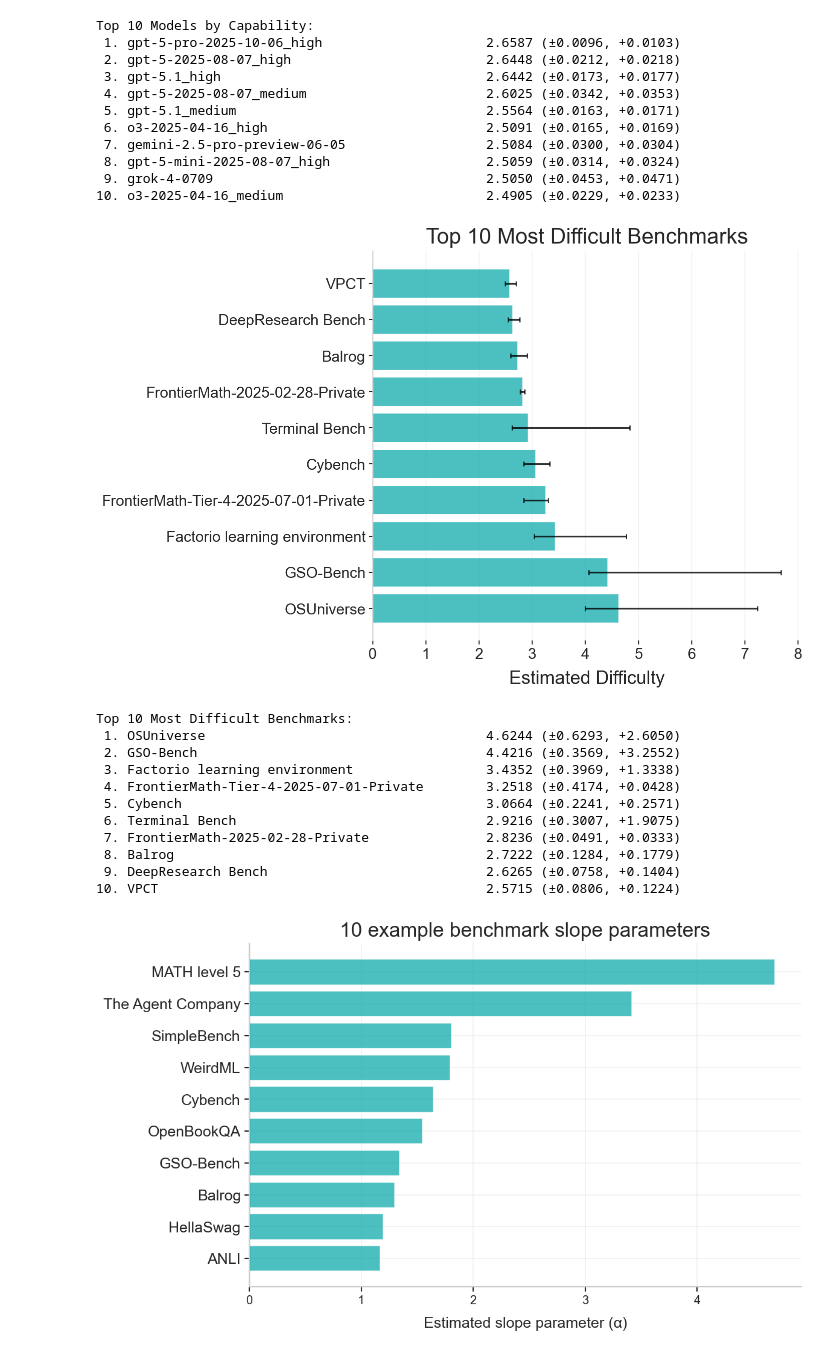
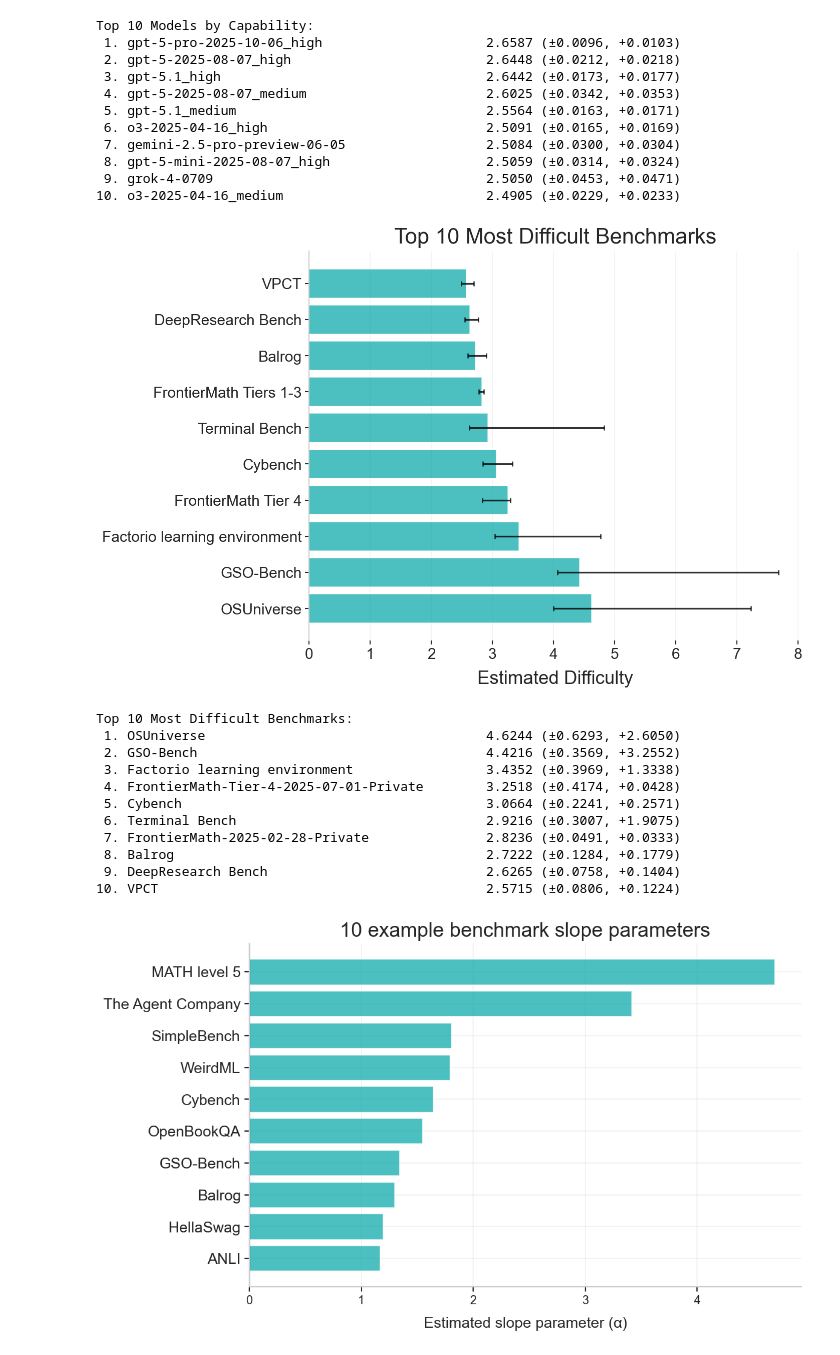
Before and after one commit to epoch-research/benchmark-stitching, a Jupyter notebook: analysis/model_fit.ipynb, the cells around one changed output. Cells and saved outputs as stored; diff of their text form; code cells hidden in the pictures.

```diff
--- a/analysis/model_fit.ipynb
+++ b/analysis/model_fit.ipynb
@@ -801,10 +802,11 @@ annotate_models = {
     # "gpt-5-2025-08-07_high",
     # "claude-opus-4-20250514_32K",
     # "grok-4-0709",
-    # "gpt-4-0613",
+    "gpt-4-0613",
     # "claude-3-opus-20240229",
     # "gemini-2.5-pro-exp-03-25",
     # "o1-preview-2024-09-12",
+    "gpt-5.1_high"
 }
 
 
@@ -817,6 +819,7 @@ annotate_benchmarks = {
     "Cybench",
     # "Terminal Bench",
     "TriviaQA",
+    "ARC-AGI"
 }
 
 
@@ -885,7 +888,9 @@ ax.grid(True, linestyle="--", alpha=0.3)
 ax.legend(fontsize=12)
 
 plt.tight_layout()
-plt.savefig("outputs/model_fit/capabilities_and_benchmarks_with_error_bars_g1.pdf")
+# plt.savefig("outputs/model_fit/capabilities_and_benchmarks_with_error_bars_g1.pdf")
+plt.savefig("outputs/model_fit/capabilities_and_benchmarks_with_error_bars.pdf")
+plt.savefig("outputs/model_fit/capabilities_and_benchmarks_with_error_bars.svg", format="svg")
 # plt.savefig("outputs/figures/figure-1.svg", format="svg")
 
 plt.show()
@@ -1796,38 +1816,43 @@ ax.errorbar(
     y_pos,
     xerr=[
         top_difficult_with_errors["error_minus"],
         top_difficult_with_errors["error_plus"],
     ],
     fmt="none",
     ecolor="black",
     capsize=3,
     capthick=1.5,
     alpha=0.8,
 )
 
 ax.set_yticks(y_pos)
-ax.set_yticklabels(top_difficult_with_errors["benchmark_name"], fontsize=18)
+frontier_label_map = {
+    "FrontierMath-2025-02-28-Private": "FrontierMath Tiers 1-3",
+    "FrontierMath-Tier-4-2025-07-01-Private": "FrontierMath Tier 4",
+}
+display_names = top_difficult_with_errors["benchmark_name"].replace(frontier_label_map)
+ax.set_yticklabels(display_names, fontsize=18)
+# ax.set_yticklabels(top_difficult_with_errors["benchmark_name"], fontsize=18)
 ax.tick_params(axis="x", labelsize=18)
 ax.set_xlabel("Estimated Difficulty", fontsize=22)
 ax.set_title("Top 10 Most Difficult Benchmarks", fontsize=26)
 ax.grid(True, alpha=0.3, axis="x")
 ax.grid(False, axis="y")
 ax.spines["bottom"].set_visible(False)
 plt.tight_layout()
-plt.savefig(
-    "outputs/model_fit/benchmark_difficulties_ranking.pdf", dpi=300, bbox_inches="tight"
-)
+plt.savefig("outputs/model_fit/benchmark_difficulties_ranking.pdf", dpi=300, bbox_inches="tight")
+plt.savefig("outputs/model_fit/benchmark_difficulties_ranking.svg", format="svg")
 # plt.savefig("outputs/figures/figure-2b.svg", format="svg")
 
 plt.show()
 
 print("\nTop 10 Most Difficult Benchmarks:")
 for i, (idx, row) in enumerate(top_difficult_with_errors.iterrows()):
     print(
         f"{i+1:2d}. {row['benchmark_name']:45s} {row['estimated_difficulty']:.4f} (±{row['error_minus']:.4f}, +{row['error_plus']:.4f})"
     )
 # %% [output]
-[figure, old version]
+[figure, new version]
 Top 10 Most Difficult Benchmarks:
  1. OSUniverse                                    4.6244 (±0.6293, +2.6050)
  2. GSO-Bench                                     4.4216 (±0.3569, +3.2552)
```
Also changed, not shown: parts of 8 cells of this notebook, 2 other files.
